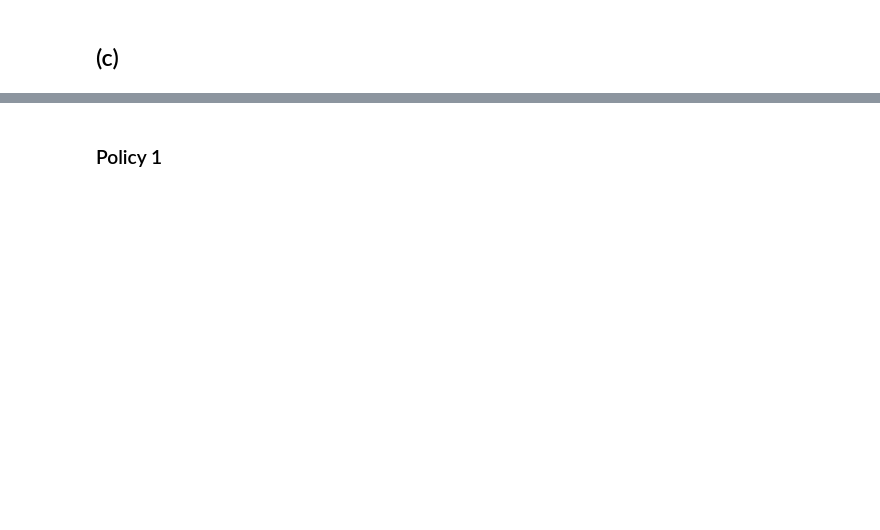
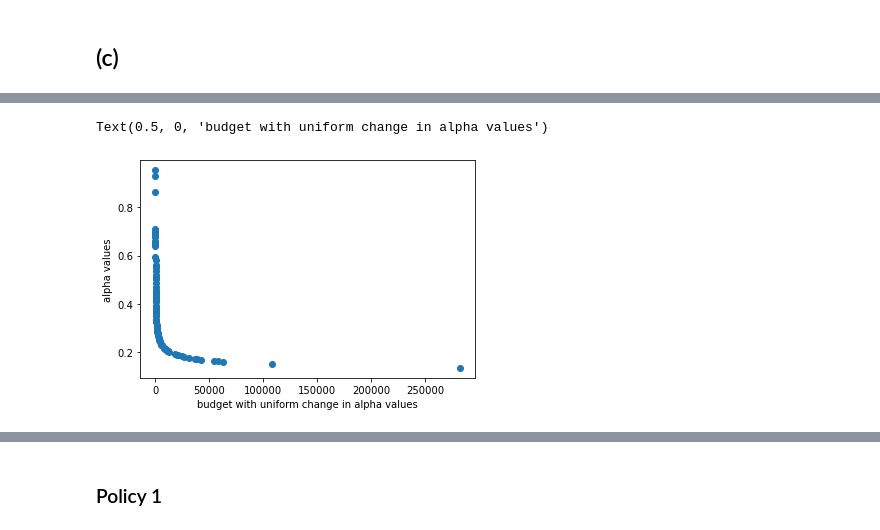
Before and after one commit to liaaaaran/PSTAT197A, a Jupyter notebook: Part2.ipynb, the cells around one changed output, grey strips where cells are left out. Cells and saved outputs as stored; diff of their text form; code cells hidden in the pictures; blank space fills up the shorter version.

```diff
--- a/Part2.ipynb
+++ b/Part2.ipynb
@@ -270,0 +312,7 @@ total_recovered_difference(best_alphas)
+# %%
+plt.scatter((g_inv(alpha_afterNPI3)-g_inv(alpha_predicted)),alpha_predicted)
+plt.ylabel('alpha values')
+plt.xlabel('budget with uniform change in alpha values')
+# %% [output]
+Text(0.5, 0, 'budget with uniform change in alpha values')
+[figure, added]
```
Also changed, not shown: parts of 13 cells of this notebook.
